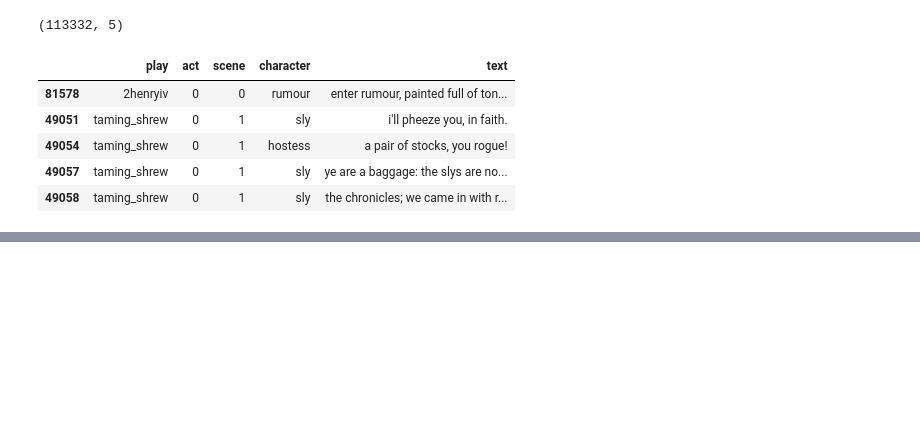
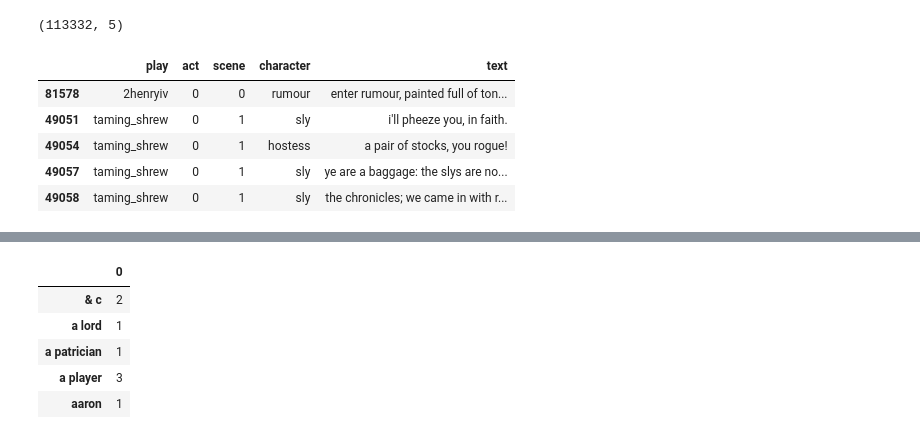
Before and after one commit to wgottschalk/text_clustering, a Jupyter notebook: Text Clustering and Similarity.ipynb, the cells around one changed output, grey strips where cells are left out. Saved outputs shown, nothing was run; the diff lists cells and outputs as text; code cells hidden in the pictures; blank space fills up the shorter version.

```diff
--- a/Text Clustering and Similarity.ipynb
+++ b/Text Clustering and Similarity.ipynb
@@ -156,0 +180,8 @@ for character in all_characters:
+# %%
+num_clusters = 5
+
+km = KMeans(n_clusters=num_clusters)
+
+%time km.fit(tfidf_matrix)
+
+clusters = km.labels_.tolist()
@@ -156,0 +201,2 @@ for character in all_characters:
+# %%
+cluster_dict = dict(zip(all_characters, clusters))
@@ -156,0 +228,9 @@ for character in all_characters:
+# %%
+pd.DataFrame([cluster_dict]).transpose().head()
+# %% [output]
+|  | 0 |
+| & c | 2 |
+| a lord | 1 |
+| a patrician | 1 |
+| a player | 3 |
+| aaron | 1 |
```
Also changed, not shown: parts of 15 cells of this notebook.
